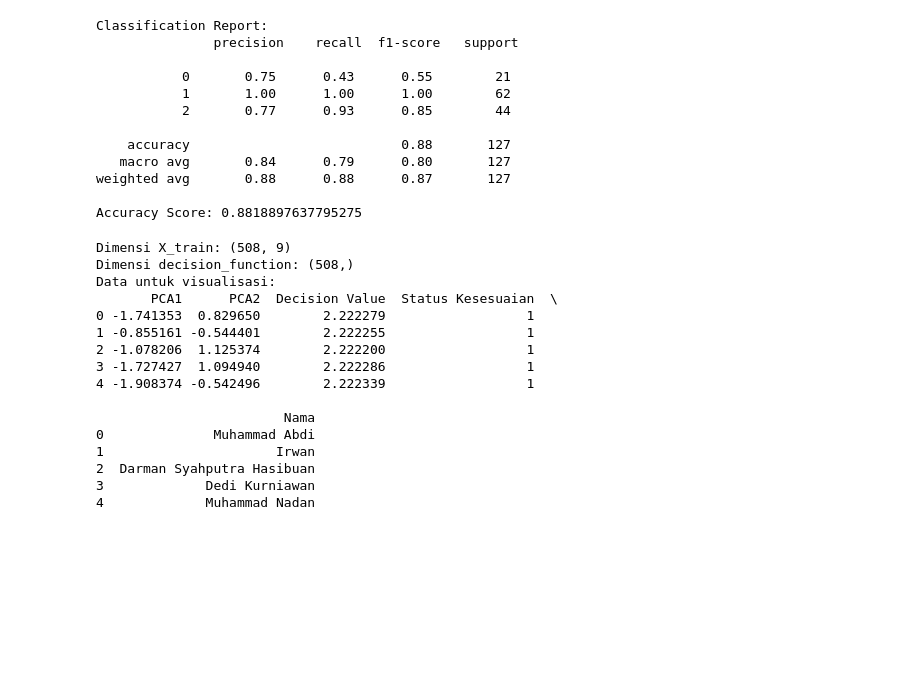
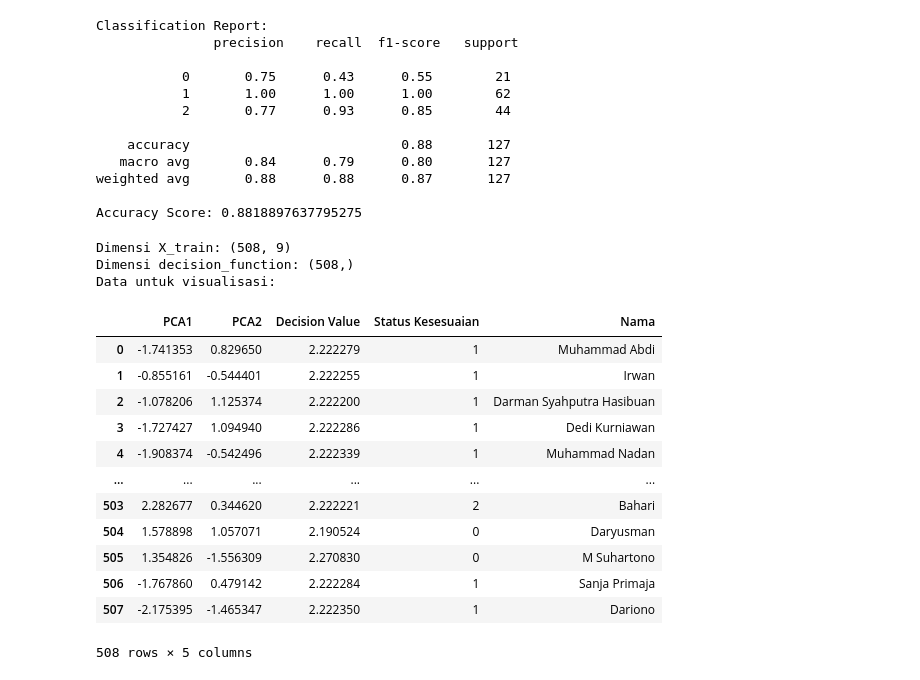
Before and after one commit to hizamruljaen123/apps_fahri, a Jupyter notebook: jp/main.ipynb, the cells around one changed output. Saved outputs shown, nothing was run; the diff lists cells and outputs as text; code cells hidden in the pictures; blank space fills up the shorter version.

```diff
--- a/jp/main.ipynb
+++ b/jp/main.ipynb
@@ -225,44 +201,44 @@ train_data['Decision Value'] = decision_function
 train_data['Status Kesesuaian'] = y_train.values
 train_data['Nama'] = data.iloc[y_train.index]['Nama'].values  # Menggunakan indeks y_train
 
 # PCA untuk mengurangi dimensi data menjadi 2D
 pca = PCA(n_components=2)
 principal_components = pca.fit_transform(X_train)
 
 train_data['PCA1'] = principal_components[:, 0]
 train_data['PCA2'] = principal_components[:, 1]
 
 print("Data untuk visualisasi:")
-print(train_data[['PCA1', 'PCA2', 'Decision Value', 'Status Kesesuaian', 'Nama']].head(), "\n")
+display(train_data[['PCA1', 'PCA2', 'Decision Value', 'Status Kesesuaian', 'Nama']])
 
 # Plot dengan Plotly
 fig = px.scatter(
     train_data, x='PCA1', y='PCA2', color='Status Kesesuaian', hover_data=['Nama', 'Decision Value'],
     title='Visualisasi Hasil Pelatihan SVM'
 )
 
 # Menambahkan hyperplane
 x_vals = np.linspace(train_data['PCA1'].min(), train_data['PCA1'].max(), 100)
 y_vals = -(svm_model.coef_[0][0] * x_vals + svm_model.intercept_[0]) / svm_model.coef_[0][1]
 
 fig.add_trace(go.Scatter(x=x_vals, y=y_vals, mode='lines', name='Hyperplane', line=dict(color='black', dash='dash')))
 
 # Menampilkan plot
 fig.show()
 # %% [output]
 Dimensi X_train: (508, 9)
 Dimensi decision_function: (508,)
 Data untuk visualisasi:
-       PCA1      PCA2  Decision Value  Status Kesesuaian  \
-0 -1.741353  0.829650        2.222279                  1
-1 -0.855161 -0.544401        2.222255                  1
-2 -1.078206  1.125374        2.222200                  1
-3 -1.727427  1.094940        2.222286                  1
-4 -1.908374 -0.542496        2.222339                  1
-
-                        Nama
-0              Muhammad Abdi
-1                      Irwan
-2  Darman Syahputra Hasibuan
-3             Dedi Kurniawan
-4             Muhammad Nadan
+|  | PCA1 | PCA2 | Decision Value | Status Kesesuaian | Nama |
+| 0 | -1.741353 | 0.829650 | 2.222279 | 1 | Muhammad Abdi |
+| 1 | -0.855161 | -0.544401 | 2.222255 | 1 | Irwan |
+| 2 | -1.078206 | 1.125374 | 2.222200 | 1 | Darman Syahputra Hasibuan |
+| 3 | -1.727427 | 1.094940 | 2.222286 | 1 | Dedi Kurniawan |
+| 4 | -1.908374 | -0.542496 | 2.222339 | 1 | Muhammad Nadan |
+| ... | ... | ... | ... | ... | ... |
+| 503 | 2.282677 | 0.344620 | 2.222221 | 2 | Bahari |
+| 504 | 1.578898 | 1.057071 | 2.190524 | 0 | Daryusman |
+| 505 | 1.354826 | -1.556309 | 2.270830 | 0 | M Suhartono |
+| 506 | -1.767860 | 0.479142 | 2.222284 | 1 | Sanja Primaja |
+| 507 | -2.175395 | -1.465347 | 2.222350 | 1 | Dariono |
+508 rows × 5 columns
```
Also changed, not shown: parts of 5 cells of this notebook, 5 other files.
